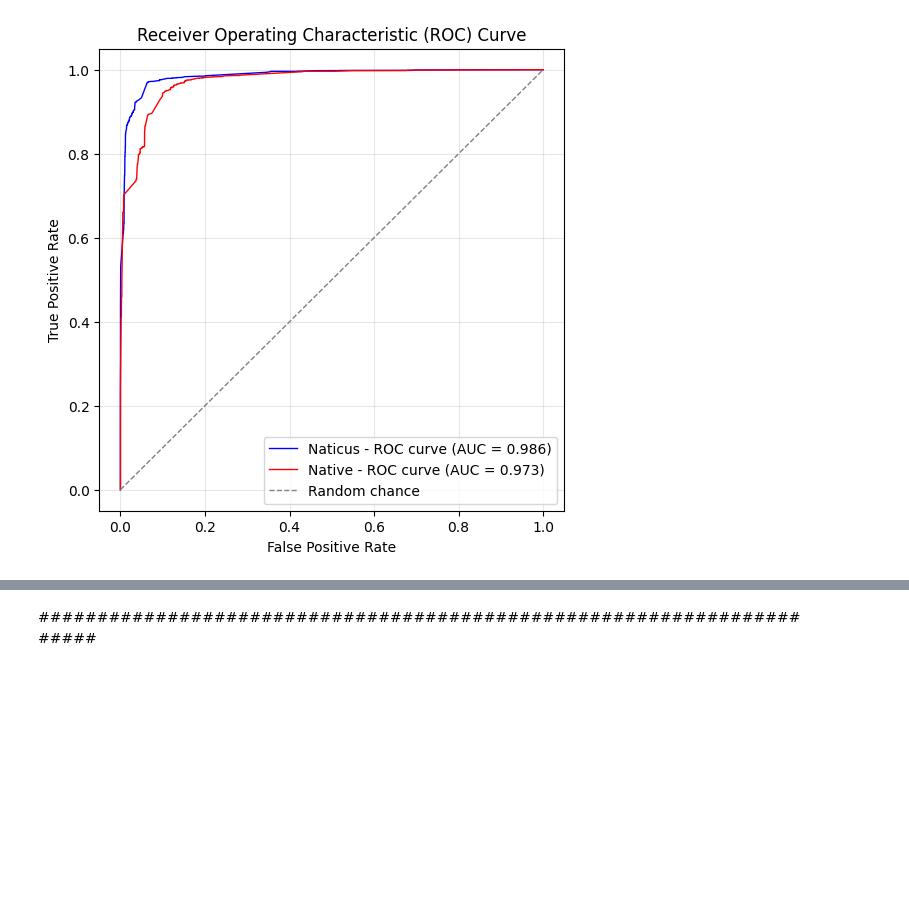
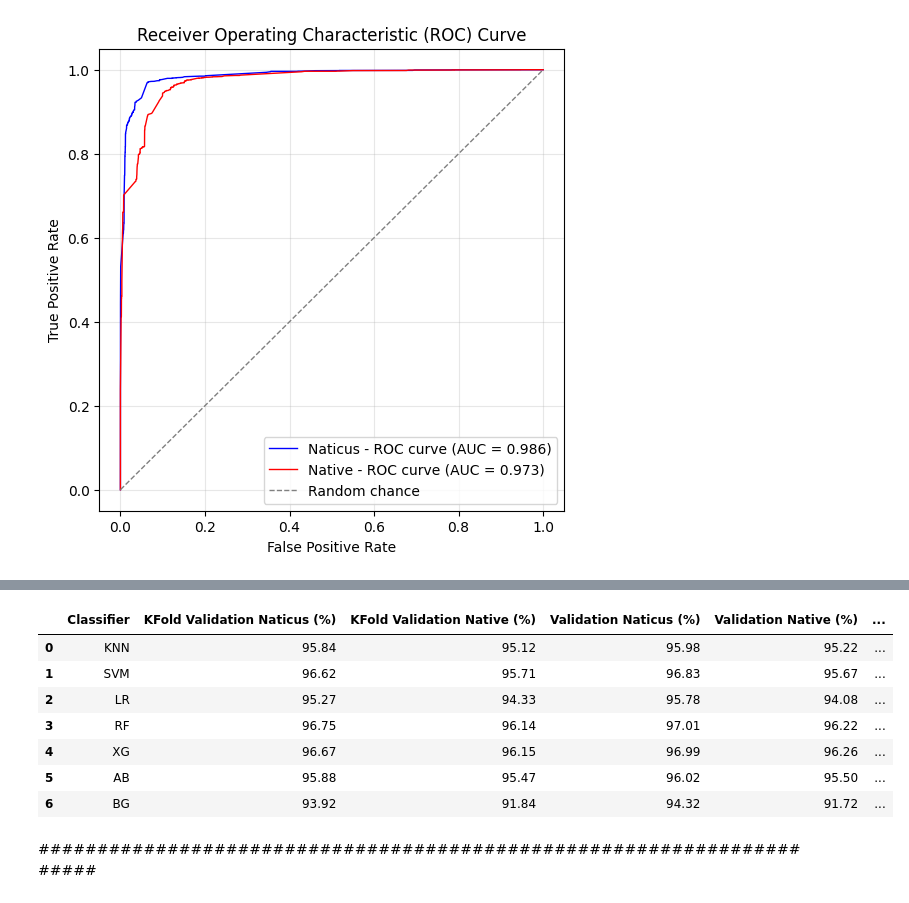
Before and after one commit to AugustinGrunewald/-NATICUSdroid, a Jupyter notebook: main.ipynb, the cells around one changed output, grey strips where cells are left out. Cells and saved outputs as stored; diff of their text form; code cells hidden in the pictures; blank space fills up the shorter version.

```diff
--- a/main.ipynb
+++ b/main.ipynb
@@ -1297,3 +1319,55 @@ axes.legend();
+# %%
+data = {
+    "Classifier": ["KNN", "SVM", "LR", "RF", "XG", "AB", "BG"],
+    "KFold Validation Naticus (%)": [95.84, 96.62, 95.27, 96.75, 96.67, 95.88, 93.92],
+    "KFold Validation Native (%)": [95.12, 95.71, 94.33, 96.14, 96.15, 95.47, 91.84],
+    "Validation Naticus (%)": [95.98, 96.83, 95.78, 97.01, 96.99, 96.02, 94.32],
+    "Validation Native (%)": [95.22, 95.67, 94.08, 96.22, 96.26, 95.50, 91.72],
+    "ROC_AUC Naticus": [0.9898, 0.9916, 0.9885, 0.9945, 0.9942, 0.9908, 0.9860],
+    "ROC_AUC Native": [0.9833, 0.9877, 0.9814, 0.9924, 0.9920, 0.9892, 0.9733],
+    "F1 Naticus": [0.9596, 0.9678, 0.9575, 0.9699, 0.9695, 0.9602, 0.9446],
+    "F1 Native": [0.9522, 0.9565, 0.9412, 0.9619, 0.9622, 0.9550, 0.9203],
+    "Training time (s)": [188.4, 258.3, 8.2, 494.8, 242.5, 252.0, 199.8],
+    "Detection time (s)": [21.0, 5.6, 0.0, 1.8, 0.0, 0.9, 1.6]
+}
+
+df = pd.DataFrame(data)
+
+# Applying heatmap to see the performances
+heatmap = (
+    df.style
+    .background_gradient(cmap="Greens", subset=[
+        "KFold Validation Naticus (%)", "KFold Validation Native (%)",
+        "Validation Naticus (%)", "Validation Native (%)",
+        "ROC_AUC Naticus", "ROC_AUC Native",
+        "F1 Naticus", "F1 Native"
+    ])
+    .background_gradient(cmap="Greens_r", subset=[
+        "Training time (s)", "Detection time (s)"
+    ])
+    .format({
+        "KFold Validation Naticus (%)": "{:.2f}",
+        "KFold Validation Native (%)": "{:.2f}",
+        "Validation Naticus (%)": "{:.2f}",
+        "Validation Native (%)": "{:.2f}",
+        "ROC_AUC Naticus": "{:.4f}",
+        "ROC_AUC Native": "{:.4f}",
+        "F1 Naticus": "{:.4f}",
+        "F1 Native": "{:.4f}",
+        "Training time (s)": "{:.1f}",
+        "Detection time (s)": "{:.1f}"
+    })
+)
+heatmap
+# %% [output]
+|  | Classifier | KFold Validation Naticus (%) | KFold Validation Native (%) | Validation Naticus (%) | Validation Native (%) | ... |
+| 0 | KNN | 95.84 | 95.12 | 95.98 | 95.22 | ... |
+| 1 | SVM | 96.62 | 95.71 | 96.83 | 95.67 | ... |
+| 2 | LR | 95.27 | 94.33 | 95.78 | 94.08 | ... |
+| 3 | RF | 96.75 | 96.14 | 97.01 | 96.22 | ... |
+| 4 | XG | 96.67 | 96.15 | 96.99 | 96.26 | ... |
+| 5 | AB | 95.88 | 95.47 | 96.02 | 95.50 | ... |
+| 6 | BG | 93.92 | 91.84 | 94.32 | 91.72 | ... |
 # %% [markdown]
 ######################################################################
 # %% [markdown]
```
Also changed, not shown: parts of 21 cells of this notebook.
